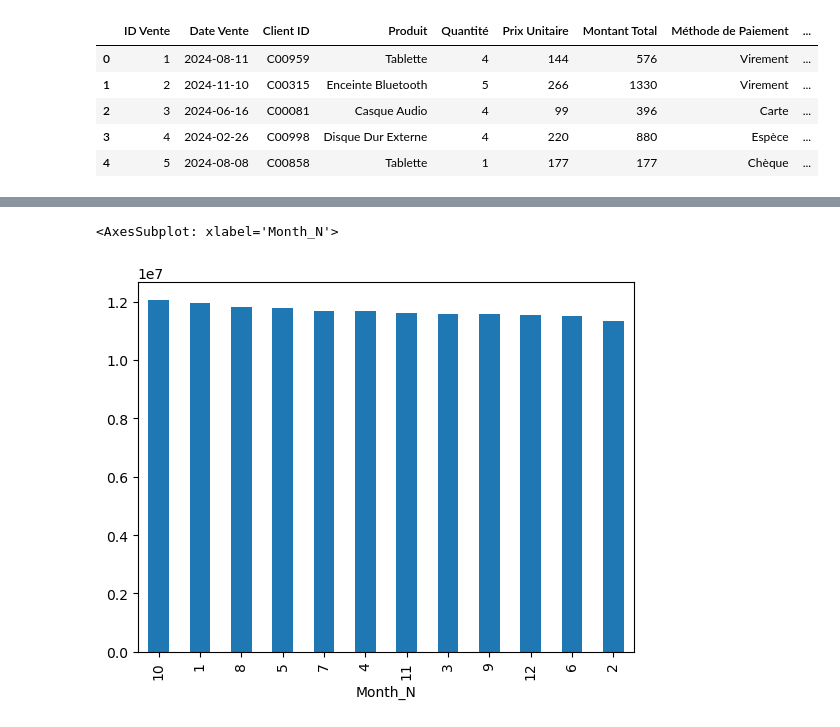
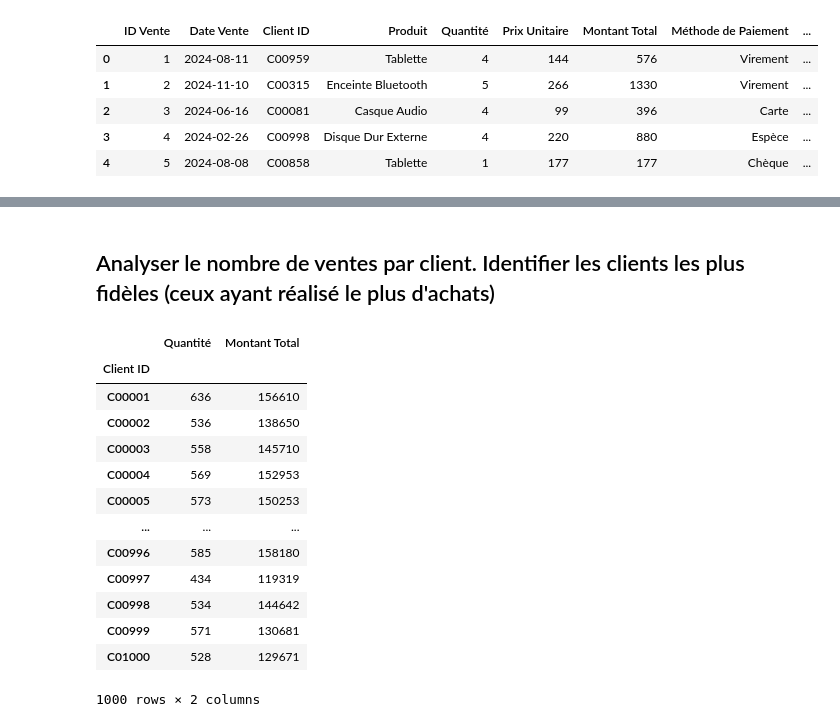
Before and after one commit to vrmelox/python_strike_for_perfection, a Jupyter notebook: week03/day11/Veret_sales_analysis.ipynb, the cells around one changed output, grey strips where cells are left out. Cells and saved outputs as stored; diff of their text form; code cells hidden in the pictures.

```diff
--- a/week03/day11/Veret_sales_analysis.ipynb
+++ b/week03/day11/Veret_sales_analysis.ipynb
@@ -215,7 +217,22 @@ month_sales.sort_values(by='Montant Total', ascending=False)
 # %%
 import seaborn as sns
-# %%
-month_sales['Montant Total'].plot(kind='bar', title='Montant Total par Mois')
-# %% [output]
-<AxesSubplot: xlabel='Month_N'>
-[figure, removed]
+# %% [markdown]
+## Analyser le nombre de ventes par client. Identifier les clients les plus fidèles (ceux ayant réalisé le plus d'achats)
+# %%
+depense_par_clients = data.groupby('Client ID').agg({'Quantité': 'sum', 'Montant Total': 'sum'})
+depense_par_clients
+# %% [output]
+|  | Quantité | Montant Total |
+| Client ID |  |  |
+| C00001 | 636 | 156610 |
+| C00002 | 536 | 138650 |
+| C00003 | 558 | 145710 |
+| C00004 | 569 | 152953 |
+| C00005 | 573 | 150253 |
+| ... | ... | ... |
+| C00996 | 585 | 158180 |
+| C00997 | 434 | 119319 |
+| C00998 | 534 | 144642 |
+| C00999 | 571 | 130681 |
+| C01000 | 528 | 129671 |
+1000 rows × 2 columns
```
Also changed, not shown: parts of 1 cell of this notebook, 11 other files.
